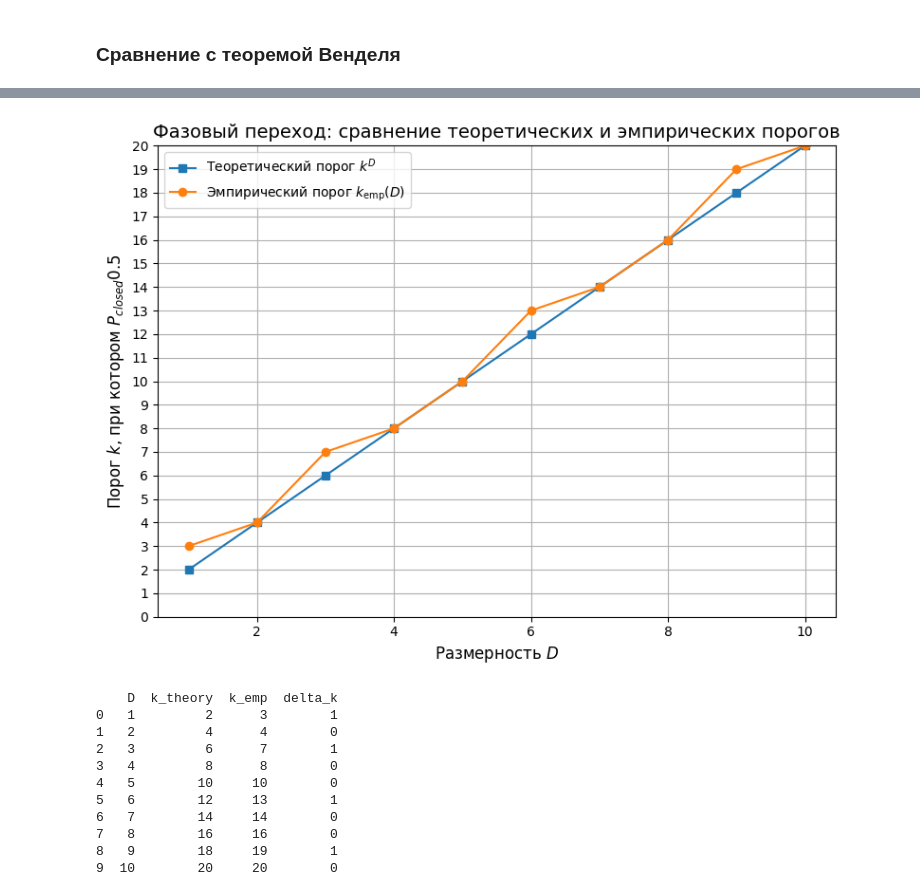
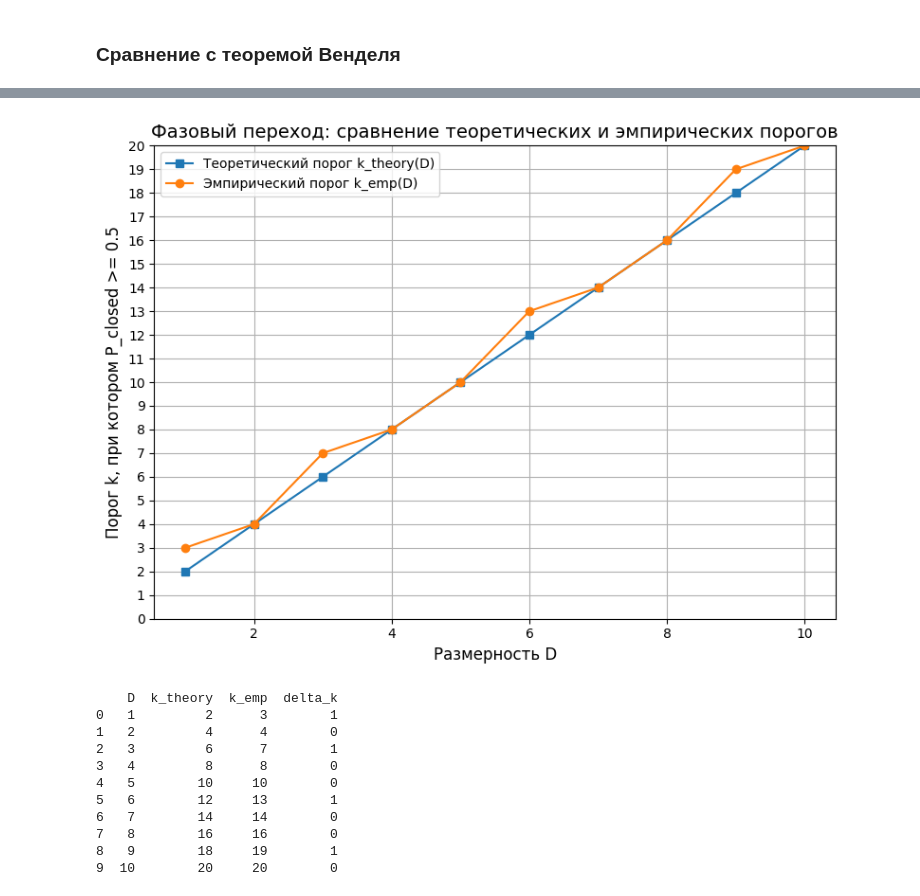
Before and after one commit to DarthAluminium/diploma, a Jupyter notebook: main.ipynb, the cells around one changed output, grey strips where cells are left out. Cells and saved outputs as stored; diff of their text form; code cells hidden in the pictures.

```diff
--- a/main.ipynb
+++ b/main.ipynb
@@ -45,9 +46,11 @@ os.makedirs(DATA_DIR, exist_ok=True)
 
 results_all = []
 
+
+
 for k in trange(1,21):
     results = []
-    for D in range(1, 32):
+    for D in range(1, 20):
         p_unb = central_cell_probability(D, N, k, num_experiments=NUM_EXPS, seed=42)
         results.append((D, N, k, p_unb))
         if p_unb == 1:
@@ -56,21 +59,17 @@ for k in trange(1,21):
     csv_path = os.path.join(DATA_DIR, f'central_D1-32_k{k}.csv')
     df.to_csv(csv_path, index=False)
     results_all.append(df)
-
-import pandas as pd
-df = pd.DataFrame(results, columns=['D','N','k','P_unbounded'])
-df.to_csv(f'central_results_D1-64 k={k}.csv', index=False)
 # %%
-DATA_DIR = "./data/all/"
+DATA_DIR = "./data/all"
 plt.figure(figsize=(12, 8))
 for k in range(1, 21):
     csv_path = os.path.join(DATA_DIR, f'central_D1-32_k{k}.csv')
     df = pd.read_csv(csv_path)
     plt.plot(df['D'], df['P_unbounded'], marker='o', linestyle='-', label=f'k={k}')
 
-plt.xlabel('Размерность D', fontsize=14)
-plt.ylabel('P(unbounded)', fontsize=14)
-plt.title('P(unbounded) от D для k [1,20]', fontsize=16)
+plt.xlabel('D', fontsize=14)
+plt.ylabel('P_unclosed', fontsize=14)
+plt.title('P_unclosed от D для k [1,20]', fontsize=16)
 plt.grid(True)
 plt.legend(title='k', bbox_to_anchor=(1.05, 1), loc='upper left')
 plt.tight_layout()
@@ -154,7 +153,7 @@ import matplotlib.pyplot as plt
 from scipy.special import comb
 
 # Теоретическая вероятность незамкнутости
-def theoretical_probability(D, k):
+def p_out_wendel(D, k):
     if k <= D:
         return 1.0
     s = sum(comb(k-1, i) for i in range(D))
@@ -174,13 +173,13 @@ for idx, k in enumerate(k_values):
 
     # Генерация теоретических значений для D от 1 до k
     D_theory = np.arange(1, k + 1)
-    P_theory = [theoretical_probability(d, k) for d in D_theory]
+    P_theory = [p_out_wendel(d, k) for d in D_theory]
 
     plt.plot(D_exp, P_exp, 'o-', color=colors[idx], label=f'Exp k={k}', alpha=0.8)
     plt.plot(D_theory, P_theory, '--', color=colors[idx], label=f'Theory k={k}', alpha=0.8)
 
-plt.xlabel('Dimension $D$', fontsize=12)
-plt.ylabel('Probability $P_{\\text{unbounded}}$', fontsize=12)
+plt.xlabel('Dimension D', fontsize=12)
+plt.ylabel('P_unclosed', fontsize=12)
 plt.title('Comparison of Experimental and Theoretical Probabilities', fontsize=14)
 plt.grid(True)
 plt.legend(loc='center left', bbox_to_anchor=(1, 0.5), fontsize=10)
@@ -272,10 +268,8 @@ import numpy as np
 from math import comb
 import matplotlib.pyplot as plt
 
-# 1) Загрузка данных
 df = pd.read_csv('./data/central_all_k1-20_D1-32.csv')
 
-# 2) Теоретическая функция Венделя P_out = P(ячейка незамкнута)
 def p_out_wendel(k, D):
     if k <= D:
         return 1.0
@@ -285,7 +279,7 @@ def p_out_wendel(k, D):
 def p_closed_wendel(k, D):
     return 1 - p_out_wendel(k, D)
 
-# 3) Находим для каждой D теоретический k*: минимальное k с P_closed >= 0.5
+# Находим для каждой D теоретический k*: минимальное k с P_closed >= 0.5
 theory_thresh = {}
 max_k = df['k'].max()
 for D in sorted(df['D'].unique()):
@@ -294,46 +288,40 @@ for D in sorted(df['D'].unique()):
             theory_thresh[D] = k
             break
 
-# 4) Находим для каждой D эмпирический порог: минимальное k с P_unbounded <= 0.5
+#    Находим для каждой D эмпирический порог: минимальное k с P_unbounded <= 0.5
 #    (или P_closed_emp >= 0.5)
 emp_thresh = {}
 for D in sorted(df['D'].unique()):
     sub = df[df['D'] == D]
-    # P_closed_emp = 1 - P_unbounded
     sub = sub.assign(P_closed_emp=1 - sub['P_unbounded'])
-    # фильтруем k по P_closed_emp >= 0.5
     valid = sub[sub['P_closed_emp'] >= 0.5]
     if not valid.empty:
         emp_thresh[D] = int(valid.iloc[0]['k'])
     else:
         emp_thresh[D] = np.nan
 
-# 5) Переводим в списки для графика
 Ds = list(theory_thresh.keys())
 k_theory = [theory_thresh[D] for D in Ds]
 k_emp = [emp_thresh[D] for D in Ds]
 
-# 6) Рисуем
-# 6) Рисуем
 plt.figure(figsize=(8,6))
-plt.plot(Ds, k_theory, 's-', label=r'Теоретический порог $k^D$')
-plt.plot(Ds, k_emp, 'o-', label=r'Эмпирический порог $k_{\mathrm{emp}}(D)$')
-plt.xlabel(r'Размерность $D$', fontsize=12)
-# Вот здесь оборачиваем всю метку в raw-строку
-plt.ylabel(r'Порог $k$, при котором $P_{closed} 0.5$', fontsize=12)
+plt.plot(Ds, k_theory, 's-', label='Теоретический порог k_theory(D)')
+plt.plot(Ds, k_emp, 'o-', label='Эмпирический порог k_emp(D)')
+plt.xlabel('Размерность D', fontsize=12)
+plt.ylabel('Порог k, при котором P_closed >= 0.5', fontsize=12)
 
 plt.title('Фазовый переход: сравнение теоретических и эмпирических порогов', fontsize=14)
 plt.grid(True)
 plt.legend(loc='best')
 from matplotlib.ticker import MultipleLocator
 ay = plt.gca()
 ay.yaxis.set_major_locator(MultipleLocator(1))
 plt.ylim(0, 20)
 
 plt.tight_layout()
 plt.show()
 # %% [output]
-[figure, old version]
+[figure, new version]
 # %%
 import pandas as pd
 
```
Also changed, not shown: parts of 7 cells of this notebook.
